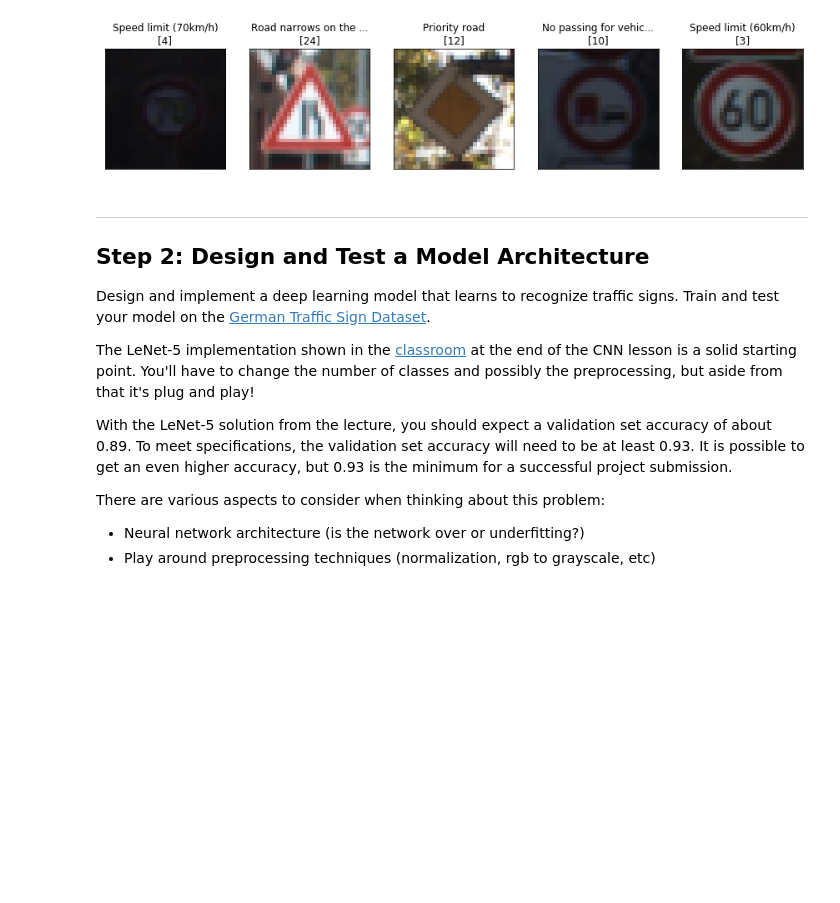
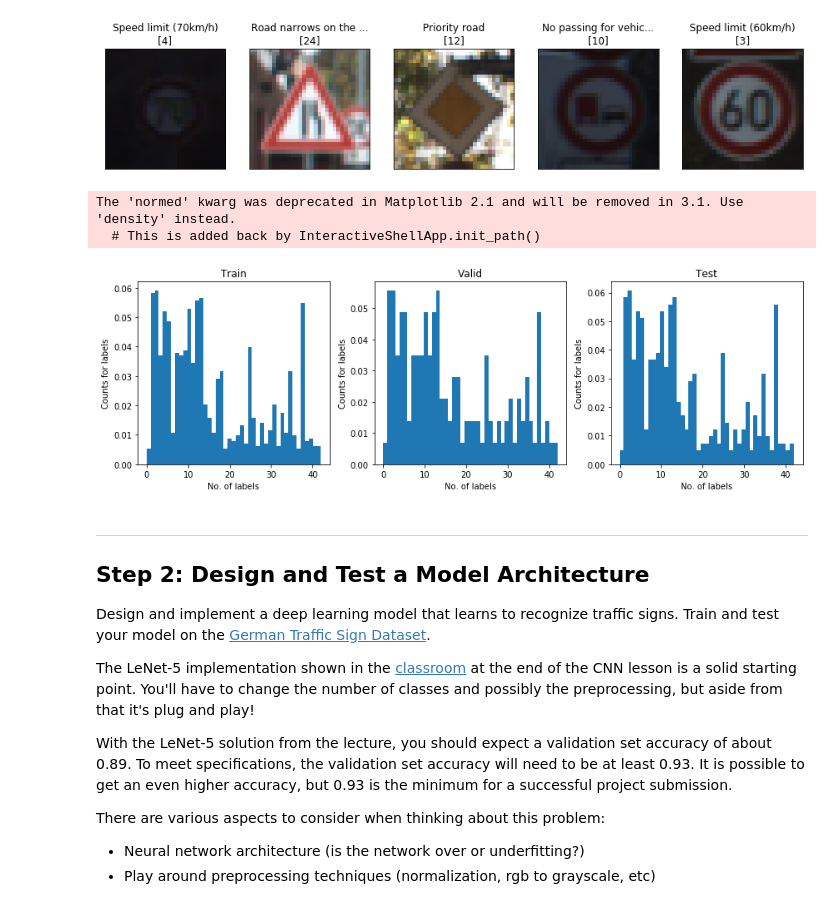
Before and after one commit to aliasaswad/CarND-Traffic-Sign-Classifier-P3, a Jupyter notebook: Traffic_Sign_Classifier.ipynb, the cells around one changed output. Drawn from its saved outputs; the diff is of its cells as text; code cells hidden in the pictures; blank space fills up the shorter version.

Commit message:
draw histogram

```diff
--- a/Traffic_Sign_Classifier.ipynb
+++ b/Traffic_Sign_Classifier.ipynb
@@ -141,3 +140,24 @@ show_images(X_train, y_train, labels_to_names, rows = 1, columns = 5)
+# %%
+def histogram(labels, titles, labels_number):
+    """
+    Plot the histogram of the all the labels.
+    """
+    n_cols = len(labels)
+    fig, axes = plt.subplots(ncols = n_cols, figsize = (12, 4))
+    for ax, label, title in zip(axes, labels, titles):
+        _, bins, patches = ax.hist(label, labels_number, normed = 1)
+        ax.set_xlabel('No. of labels')
+        ax.set_ylabel('Counts for labels')
+        ax.set_title(title)
+
+    fig.tight_layout()
+    plt.show()
+
+histogram([y_train, y_valid, y_test], ['Train', 'Valid', 'Test'], n_classes)
+# %% [output]
+The 'normed' kwarg was deprecated in Matplotlib 2.1 and will be removed in 3.1. Use 'density' instead.
+  # This is added back by InteractiveShellApp.init_path()
+[figure, added]
 # %% [markdown]
 ----
 
```
Also changed, not shown: parts of 2 cells of this notebook.
